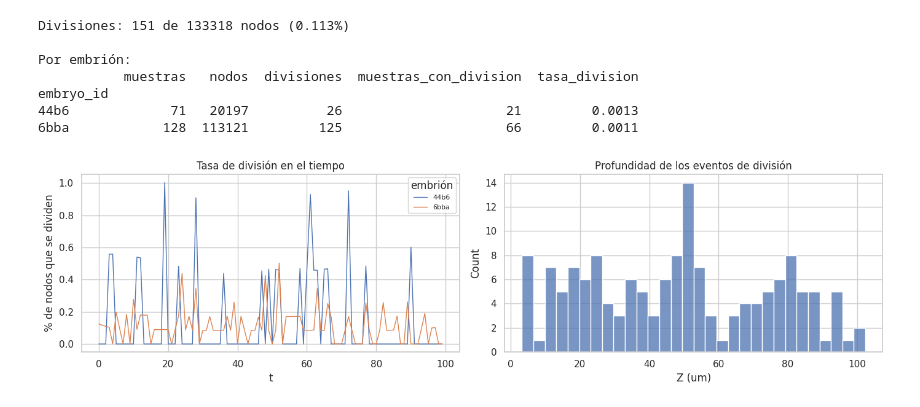
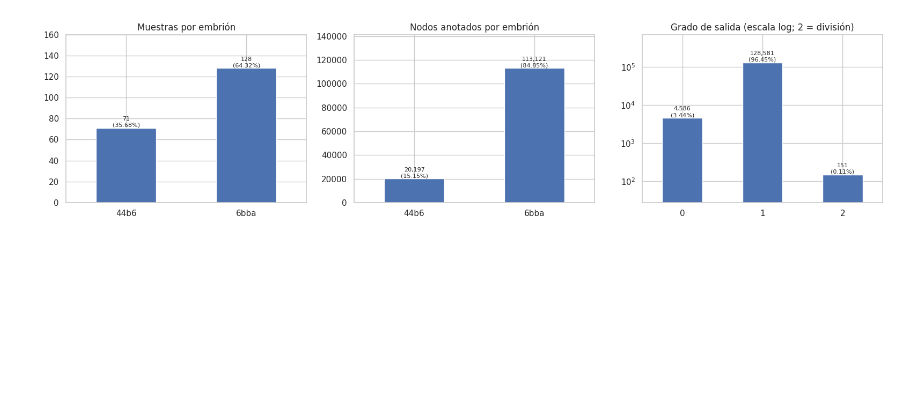
Before and after one commit to Isabella1911/DM-Proyecto-2, a Jupyter notebook: proyecto2-ds.ipynb, the cells around one changed output. Saved outputs shown, nothing was run; the diff lists cells and outputs as text; code cells hidden in the pictures; blank space fills up the shorter version.

```diff
--- a/proyecto2-ds.ipynb
+++ b/proyecto2-ds.ipynb
@@ -770,33 +699,18 @@ True               0.457  0.543
 # %%
-div = df_nodes[df_nodes.es_division]
-print(f"Divisiones: {len(div)} de {len(df_nodes)} nodos ({100*len(div)/len(df_nodes):.3f}%)")
-print("\nPor embrión:")
-print(df_samples.groupby("embryo_id").agg(muestras=("sample", "size"),
-                                          nodos=("n_nodos", "sum"),
-                                          divisiones=("n_divisiones", "sum"),
-                                          muestras_con_division=("n_divisiones", lambda x: (x > 0).sum()))
-      .assign(tasa_division=lambda d: d.divisiones / d.nodos).round(4).to_string())
+fig, ax = plt.subplots(1, 3, figsize=(16, 4))
 
-fig, ax = plt.subplots(1, 2, figsize=(14, 4))
-# Tasa agregada por instante y embrión: por muestra hay tan pocas divisiones que
-# la curva individual es casi siempre 0.
-tasa = (df_nodes.groupby(["embryo_id", "t"])["es_division"].mean() * 100).reset_index()
-for e, g in tasa.groupby("embryo_id"):
-    ax[0].plot(g["t"], g["es_division"], lw=1, color=COLOR_EMB[e], label=e)
-ax[0].set_xlabel("t"); ax[0].set_ylabel("% de nodos que se dividen")
-ax[0].set_title("Tasa de división en el tiempo"); ax[0].legend(title="embrión", fontsize=8)
+def barras(serie, ax, titulo, logy=False):
+    vc = serie.value_counts().sort_index()
+    vc.plot.bar(ax=ax, logy=logy, color=sns.color_palette()[0])
+    for i, v in enumerate(vc):
+        ax.annotate(f"{v:,}\n({v / vc.sum() * 100:.2f}%)", (i, v), ha="center", va="bottom", fontsize=8)
+    ax.set_title(titulo); ax.set_xlabel(""); ax.tick_params(axis="x", rotation=0)
+    ax.margins(y=.25)
 
-if len(div):
-    sns.histplot(div["z_um"], bins=30, ax=ax[1])
-    ax[1].set_title("Profundidad de los eventos de división"); ax[1].set_xlabel("Z (um)")
+barras(df_samples["embryo_id"], ax[0], "Muestras por embrión")
+barras(df_nodes["embryo_id"], ax[1], "Nodos anotados por embrión")
+barras(df_nodes["out_degree"], ax[2], "Grado de salida (escala log; 2 = división)", logy=True)
 plt.tight_layout(); plt.show()
 # %% [output]
-Divisiones: 151 de 133318 nodos (0.113%)
-
-Por embrión:
-           muestras   nodos  divisiones  muestras_con_division  tasa_division
-embryo_id
-44b6             71   20197          26                     21         0.0013
-6bba            128  113121         125                     66         0.0011
-[figure, old version]
+[figure, new version]
 # %%
```
Also changed, not shown: parts of 82 cells of this notebook.
